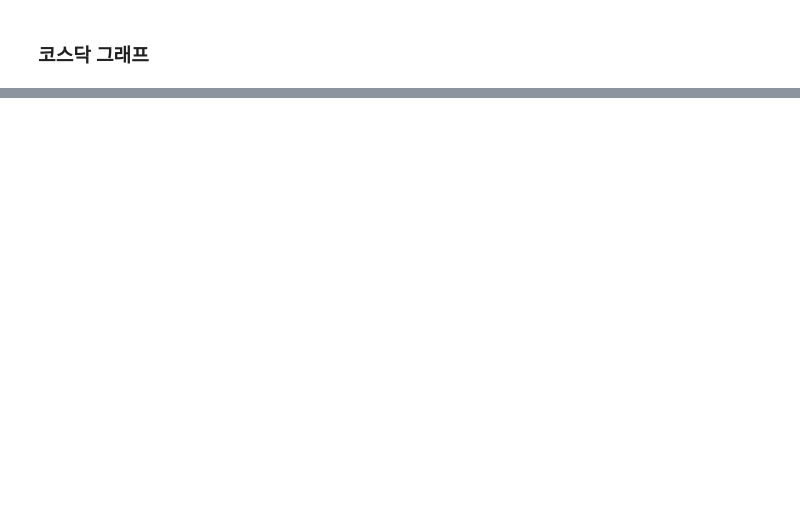
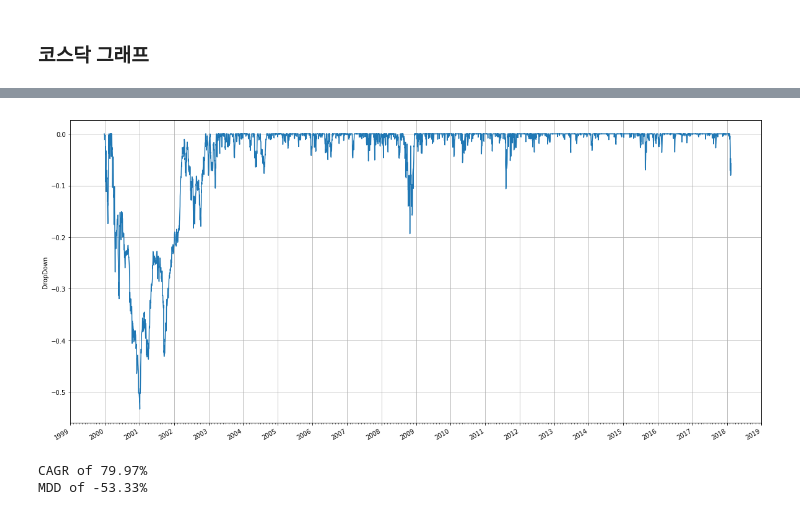
Before and after one commit to AveryCastle/quant-stock, a Jupyter notebook: backtest/Closing-Quotation-Opening-Quotation.ipynb, the cells around one changed output, grey strips where cells are left out. Cells and saved outputs as stored; diff of their text form; code cells hidden in the pictures; blank space fills up the shorter version.

```diff
--- a/backtest/Closing-Quotation-Opening-Quotation.ipynb
+++ b/backtest/Closing-Quotation-Opening-Quotation.ipynb
@@ -79,0 +160,2 @@ transaction_cost = 0.01
+# %%
+kosdaq_train['max_asset'] = kosdaq_train.loc[0,].asset
@@ -99,0 +188,4 @@ Timestamp('2018-02-13 00:00:00')
+# %%
+# dd
+kosdaq_train['dd'] = kosdaq_train.asset / kosdaq_train.max_asset - 1
+kosdaq_train.loc[kosdaq_train["dd"] > 0.0, "dd"] = 0.0
@@ -99,0 +201,33 @@ Timestamp('2018-02-13 00:00:00')
+# %%
+figure, ax = plt.subplots(nrows=1, ncols=1)
+figure.set_size_inches(20, 10)
+# ax.plot(kosdaq_train.date, kosdaq_train.asset)
+# ax.plot(kosdaq_train.date, kosdaq_train.tc_asset)
+ax.plot(kosdaq_train.date, kosdaq_train.dd)
+
+# format the ticks
+years = mdates.YearLocator()   # every year
+months = mdates.MonthLocator()  # every month
+yearsFmt = mdates.DateFormatter('%Y')
+
+ax.xaxis.set_major_locator(years)
+ax.xaxis.set_major_formatter(yearsFmt)
+ax.xaxis.set_minor_locator(months)
+
+# round to nearest years...
+datemin = np.datetime64(kosdaq_train.date[0], 'Y')
+datemax = np.datetime64(kosdaq_train.iloc[-1].date, 'Y') + np.timedelta64(1, 'Y')
+ax.set_xlim(datemin, datemax)
+
+ax.format_xdata = mdates.DateFormatter('%Y-%m-%d')
+ax.grid(True)
+
+# rotates and right aligns the x labels, and moves the bottom of the
+# axes up to make room for them
+figure.autofmt_xdate()
+
+plt.ylabel('DropDown')
+
+plt.show()
+# %% [output]
+[figure, added]
@@ -99,0 +237,9 @@ Timestamp('2018-02-13 00:00:00')
+# %%
+period = kosdaq_train.iloc[-1].date.year - kosdaq_train.iloc[0].date.year
+cagr = CAGR(kosdaq_train.iloc[0].asset, kosdaq_train.iloc[-1].asset, period)
+
+print ('CAGR of {:.2%}'.format(cagr))
+print('MDD of {:.2%}'.format(kosdaq_train.dd.min()))
+# %% [output]
+CAGR of 79.97%
+MDD of -53.33%
```
Also changed, not shown: parts of 19 cells of this notebook.
